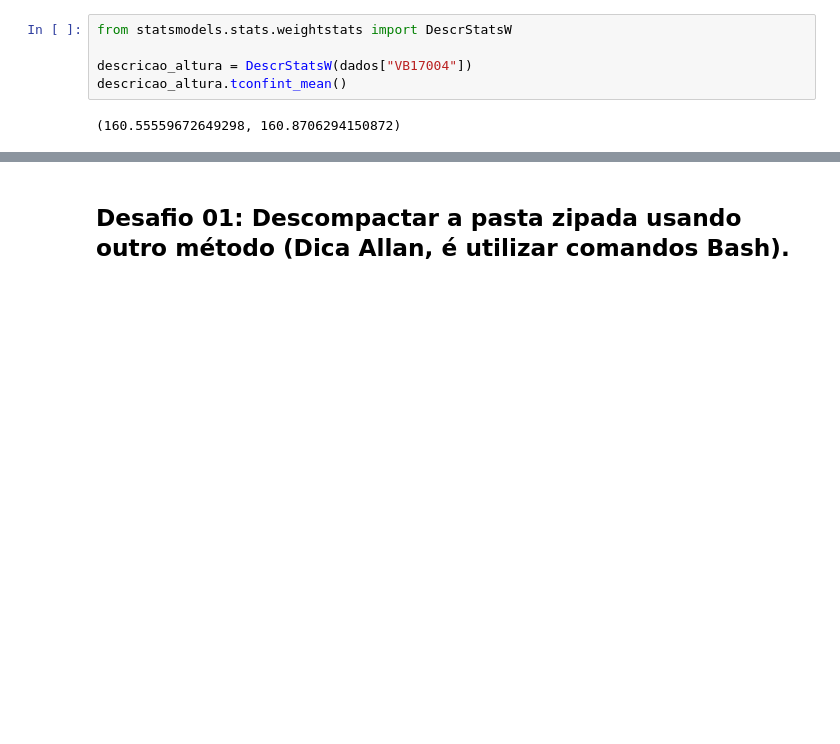
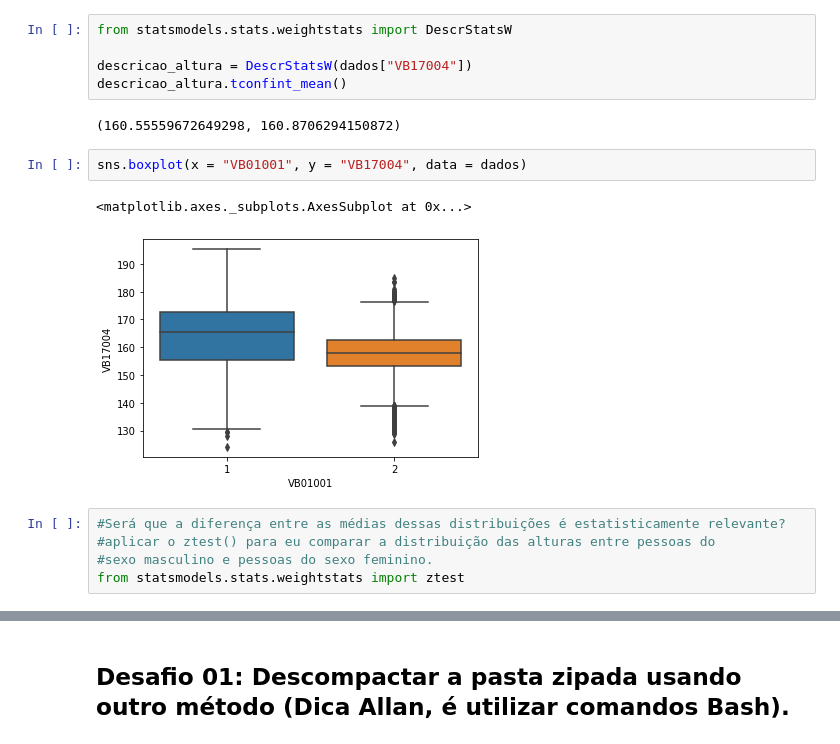
Before and after one commit to yoshinaga2904/Bootcamp-Alura, a Jupyter notebook: Modulo_3.ipynb, the cells around one changed output, grey strips where cells are left out. Saved outputs shown, nothing was run; the diff lists cells and outputs as text; blank space fills up the shorter version.

```diff
--- a/Modulo_3.ipynb
+++ b/Modulo_3.ipynb
@@ -444,3 +444,13 @@ descricao_altura = DescrStatsW(dados["VB17004"])
 descricao_altura.tconfint_mean()
 # %% [output]
 (160.55559672649298, 160.8706294150872)
+# %%
+sns.boxplot(x = "VB01001", y = "VB17004", data = dados)
+# %% [output]
+<matplotlib.axes._subplots.AxesSubplot at 0x...>
+[figure, added]
+# %%
+#Será que a diferença entre as médias dessas distribuições é estatisticamente relevante?
+#aplicar o ztest() para eu comparar a distribuição das alturas entre pessoas do
+#sexo masculino e pessoas do sexo feminino.
+from statsmodels.stats.weightstats import ztest
```
Also changed, not shown: parts of 12 cells of this notebook.
